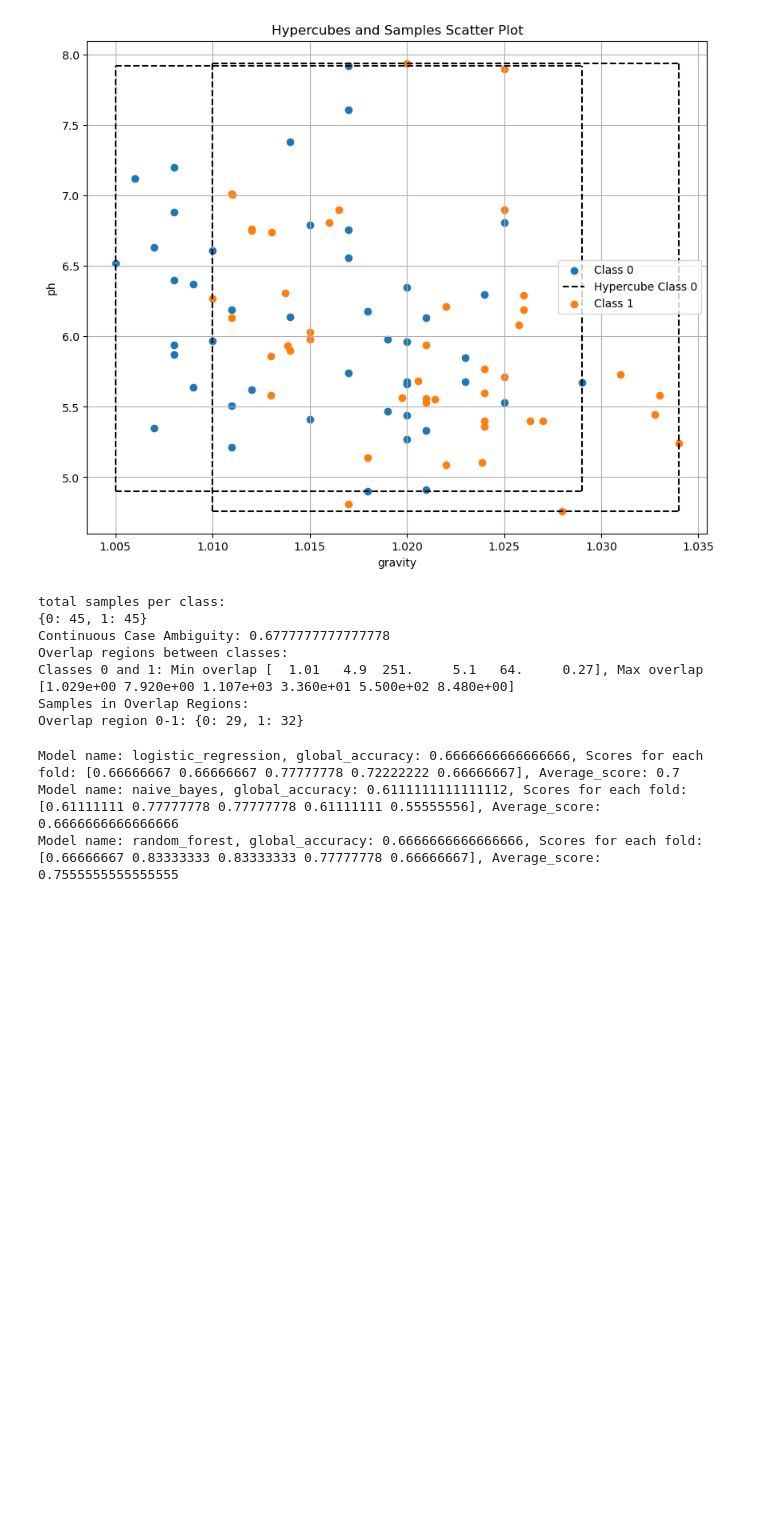
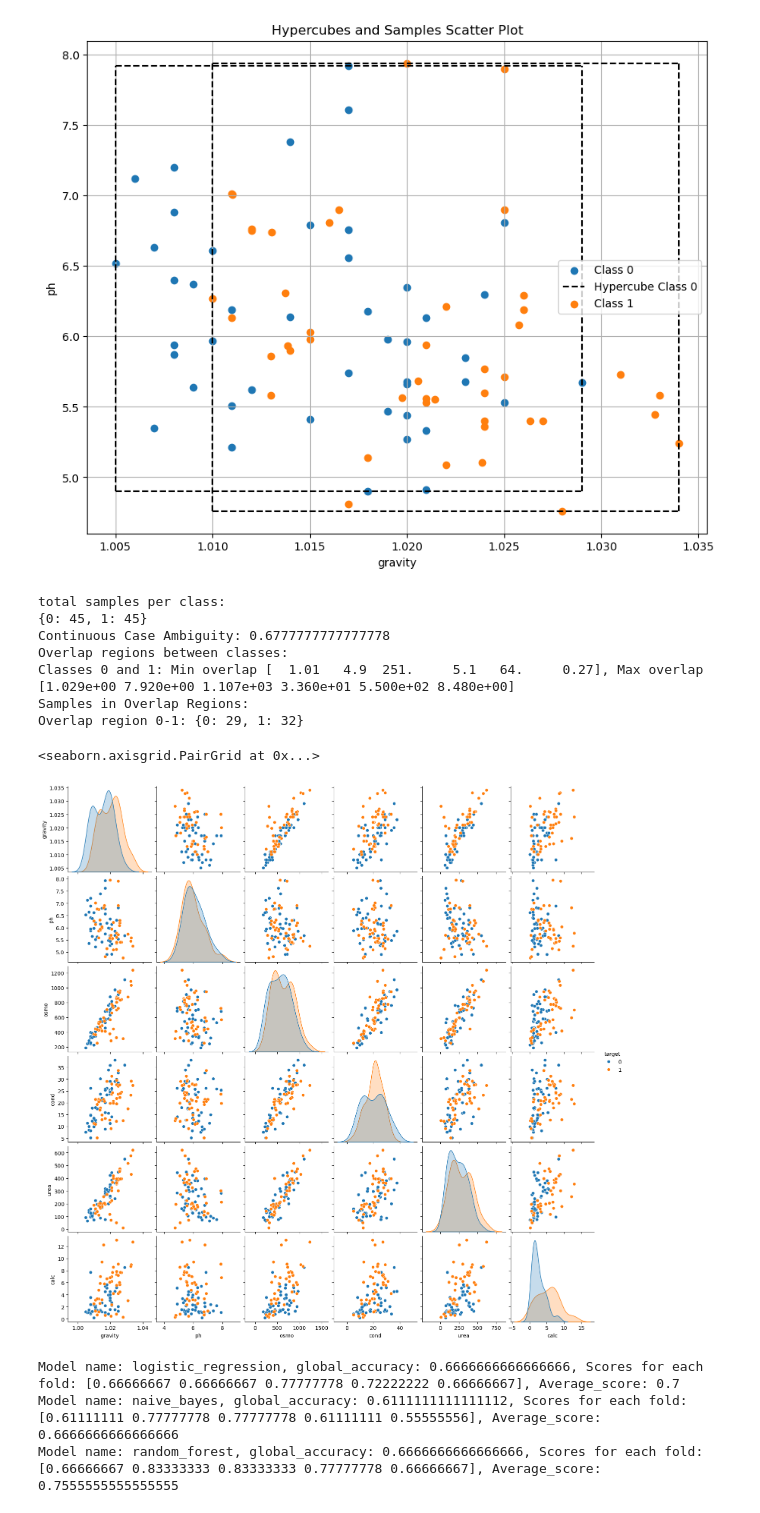
Before and after one commit to Mohammad-Shiblu/Dataset-Learning-Limit, a Jupyter notebook: Notebooks/notebook.ipynb, the cells around one changed output. Saved outputs shown, nothing was run; the diff lists cells and outputs as text; code cells hidden in the pictures; blank space fills up the shorter version.

```diff
--- a/Notebooks/notebook.ipynb
+++ b/Notebooks/notebook.ipynb
@@ -220,6 +216,12 @@ Overlap regions between classes:
 Classes 0 and 1: Min overlap [  1.01   4.9  251.     5.1   64.     0.27], Max overlap [1.029e+00 7.920e+00 1.107e+03 3.360e+01 5.500e+02 8.480e+00]
 Samples in Overlap Regions:
 Overlap region 0-1: {0: 29, 1: 32}
+# %%
+import seaborn as sns
+sns.pairplot(df_dropped, hue='target')
+# %% [output]
+<seaborn.axisgrid.PairGrid at 0x...>
+[figure, added]
 # %%
 # Implementaing classical machine learning algorithm
 from sklearn.linear_model import LogisticRegression
```
Also changed, not shown: parts of 13 cells of this notebook, 12 other files.
